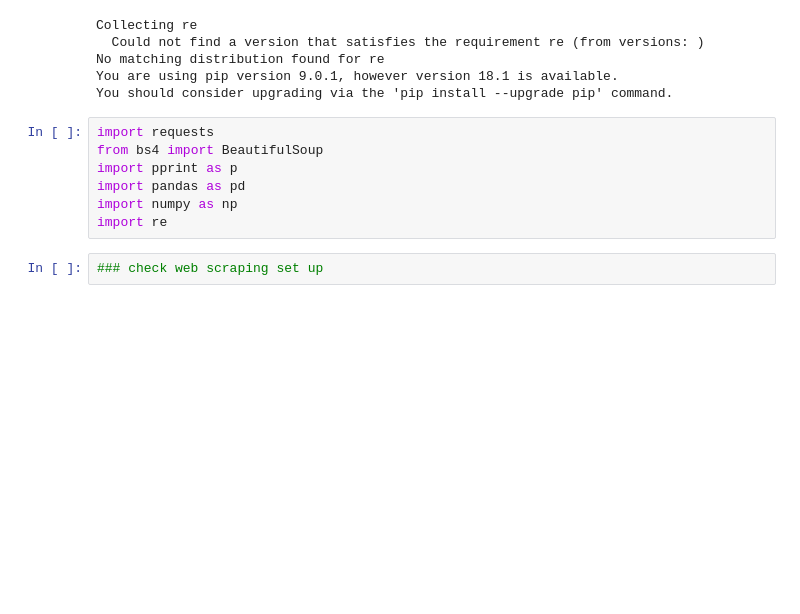
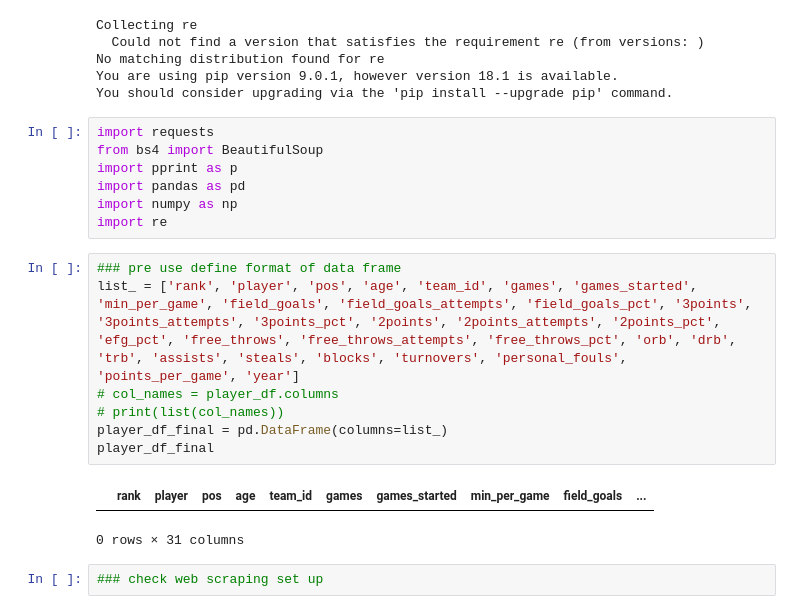
Before and after one commit to NathanielYang/nba_prediction_salary, a Jupyter notebook: get_player_stat.ipynb, the cells around one changed output. Saved outputs shown, nothing was run; the diff lists cells and outputs as text; blank space fills up the shorter version.

```diff
--- a/get_player_stat.ipynb
+++ b/get_player_stat.ipynb
@@ -17,6 +17,16 @@ import pprint as p
 import pandas as pd
 import numpy as np
 import re
+# %%
+### pre use define format of data frame
+list_ = ['rank', 'player', 'pos', 'age', 'team_id', 'games', 'games_started', 'min_per_game', 'field_goals', 'field_goals_attempts', 'field_goals_pct', '3points', '3points_attempts', '3points_pct', '2points', '2points_attempts', '2points_pct', 'efg_pct', 'free_throws', 'free_throws_attempts', 'free_throws_pct', 'orb', 'drb', 'trb', 'assists', 'steals', 'blocks', 'turnovers', 'personal_fouls', 'points_per_game', 'year']
+# col_names = player_df.columns
+# print(list(col_names))
+player_df_final = pd.DataFrame(columns=list_)
+player_df_final
+# %% [output]
+|  | rank | player | pos | age | team_id | games | games_started | min_per_game | field_goals | ... |
+0 rows × 31 columns
 # %%
 ### check web scraping set up
 # %%
```
Also changed, not shown: parts of 2 cells of this notebook, 1 other file.
